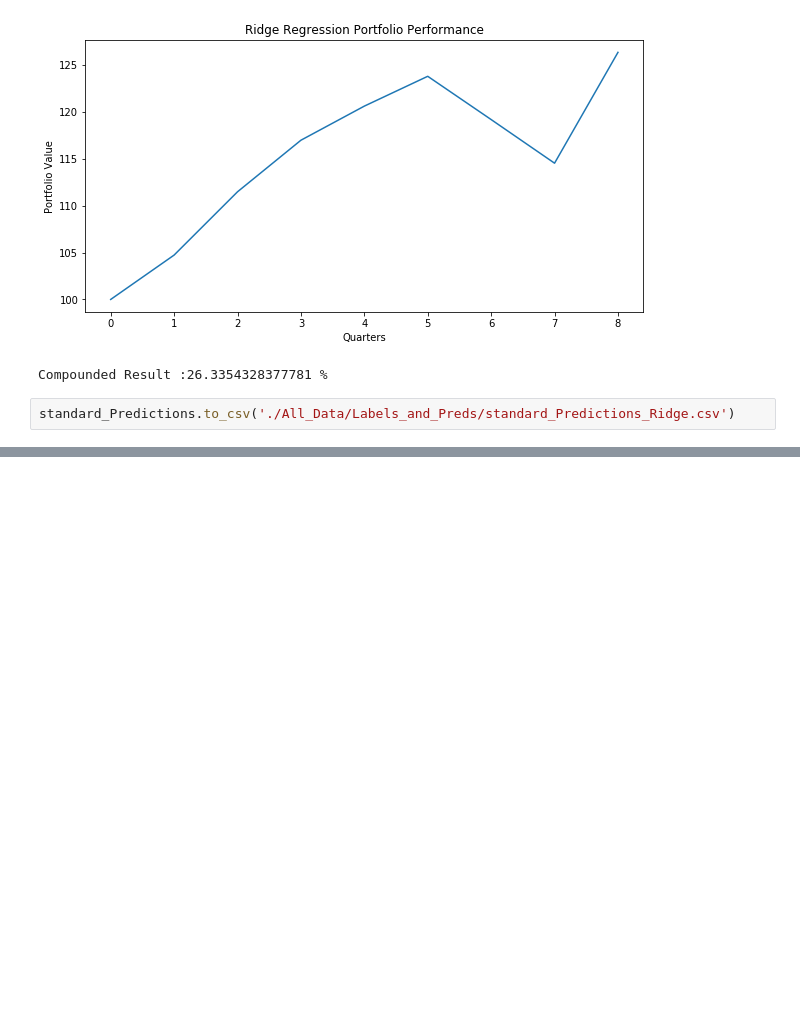
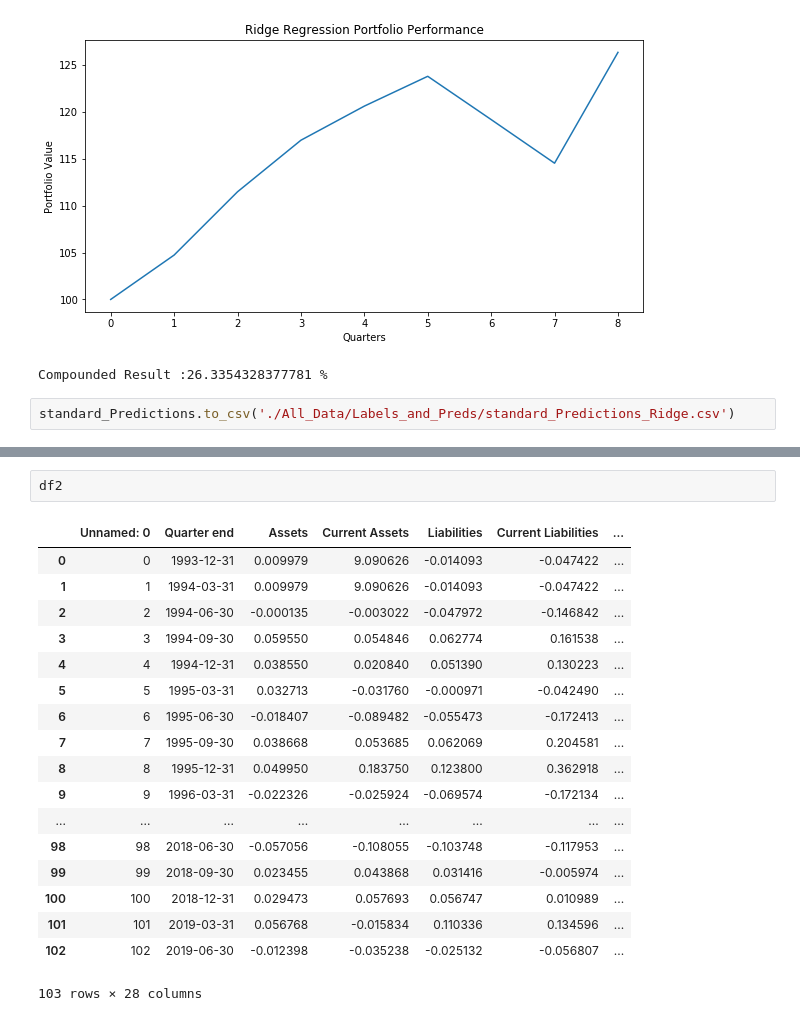
Before and after one commit to durveshb/Portfolio-Management, a Jupyter notebook: 008_Ridge.ipynb, the cells around one changed output, grey strips where cells are left out. Drawn from its saved outputs; the diff is of its cells as text; blank space fills up the shorter version.

```diff
--- a/008_Ridge.ipynb
+++ b/008_Ridge.ipynb
@@ -251,0 +276,21 @@ standard_Predictions.to_csv('./All_Data/Labels_and_Preds/standard_Predictions_Ri
+# %%
+df2
+# %% [output]
+|  | Unnamed: 0 | Quarter end | Assets | Current Assets | Liabilities | Current Liabilities | ... |
+| 0 | 0 | 1993-12-31 | 0.009979 | 9.090626 | -0.014093 | -0.047422 | ... |
+| 1 | 1 | 1994-03-31 | 0.009979 | 9.090626 | -0.014093 | -0.047422 | ... |
+| 2 | 2 | 1994-06-30 | -0.000135 | -0.003022 | -0.047972 | -0.146842 | ... |
+| 3 | 3 | 1994-09-30 | 0.059550 | 0.054846 | 0.062774 | 0.161538 | ... |
+| 4 | 4 | 1994-12-31 | 0.038550 | 0.020840 | 0.051390 | 0.130223 | ... |
+| 5 | 5 | 1995-03-31 | 0.032713 | -0.031760 | -0.000971 | -0.042490 | ... |
+| 6 | 6 | 1995-06-30 | -0.018407 | -0.089482 | -0.055473 | -0.172413 | ... |
+| 7 | 7 | 1995-09-30 | 0.038668 | 0.053685 | 0.062069 | 0.204581 | ... |
+| 8 | 8 | 1995-12-31 | 0.049950 | 0.183750 | 0.123800 | 0.362918 | ... |
+| 9 | 9 | 1996-03-31 | -0.022326 | -0.025924 | -0.069574 | -0.172134 | ... |
+| ... | ... | ... | ... | ... | ... | ... | ... |
+| 98 | 98 | 2018-06-30 | -0.057056 | -0.108055 | -0.103748 | -0.117953 | ... |
+| 99 | 99 | 2018-09-30 | 0.023455 | 0.043868 | 0.031416 | -0.005974 | ... |
+| 100 | 100 | 2018-12-31 | 0.029473 | 0.057693 | 0.056747 | 0.010989 | ... |
+| 101 | 101 | 2019-03-31 | 0.056768 | -0.015834 | 0.110336 | 0.134596 | ... |
+| 102 | 102 | 2019-06-30 | -0.012398 | -0.035238 | -0.025132 | -0.056807 | ... |
+103 rows × 28 columns
```
Also changed, not shown: parts of 2 cells of this notebook.
